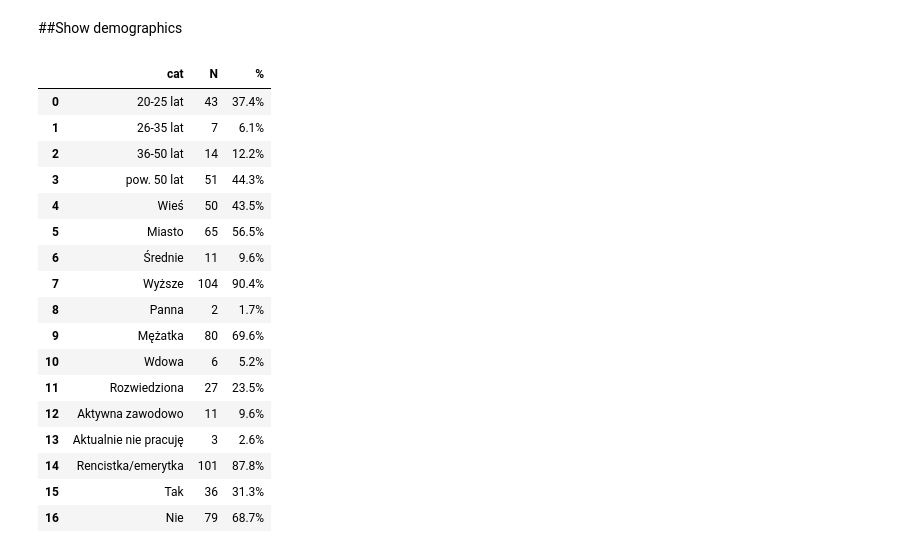
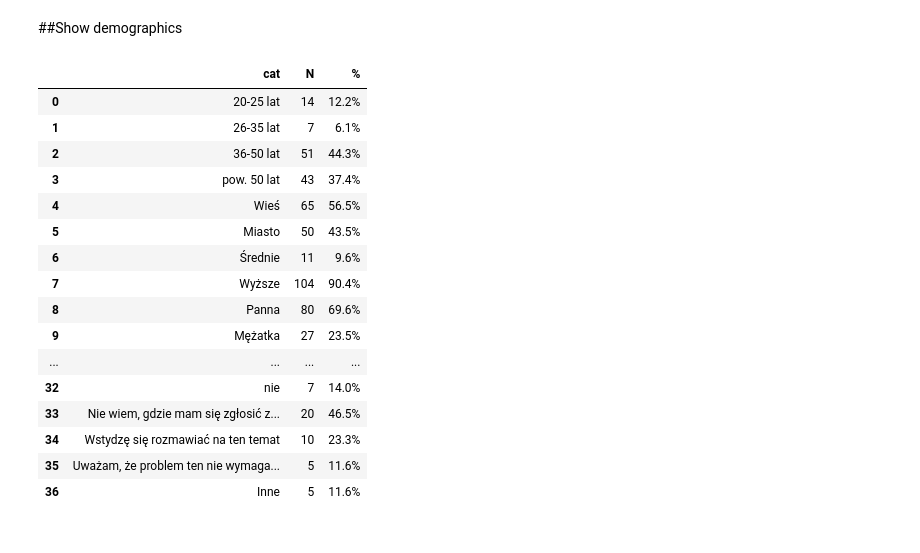
Before and after one commit to BartoszJanJerzy/stats, a Jupyter notebook: stata_AW.ipynb, the cells around one changed output. Saved outputs shown, nothing was run; the diff lists cells and outputs as text; code cells hidden in the pictures.

```diff
--- a/stata_AW.ipynb
+++ b/stata_AW.ipynb
@@ -53,8 +175,8 @@ pandas.util.testing is deprecated. Use the functions in the public API at pandas
 # %% [markdown]
 ##Load data
 # %%
-raw_data = pd.read_excel('data.xlsx','Data')
+raw_data = pd.read_excel('data.xlsx')
 data = raw_data.copy()
-data.drop('Sygnatura czasowa', axis=1, inplace=True)
+# data.drop('Sygnatura czasowa', axis=1, inplace=True)
 data.head()
 # %% [output]
@@ -86,6 +208,9 @@ data[['izz_nawyki','izz_profi','izz_psych','izz_zdrow']]
 | 113 | 18 | 22 | 21 | 20 |
 | 114 | 23 | 15 | 21 | 14 |
 115 rows × 4 columns
+# %%
+data['izz_wo'] = data[['izz_nawyki','izz_profi','izz_psych','izz_zdrow']].sum(axis=1)
+data.to_excel('data.xlsx')
 # %%
 print(f'Now - before screening - the sample has N={len(data)} records')
 print(f'W tym momencie - przed czyszczeniem danych - próba badawcza posiada N={len(data)} rekordów')
@@ -208,48 +390,93 @@ df_demo
 # %% [markdown]
 ##Show demographics
 # %%
-categories = ['20-25 lat','26-35 lat','36-50 lat','pow. 50 lat','Wieś','Miasto','Średnie','Wyższe','Panna','Mężatka','Wdowa','Rozwiedziona','Aktywna zawodowo','Aktualnie nie pracuję','Rencistka/emerytka','Tak','Nie']
+categories = ['20-25 lat','26-35 lat','36-50 lat','pow. 50 lat',
+              'Wieś','Miasto',
+              'Średnie','Wyższe',
+              'Panna','Mężatka','Wdowa','Rozwiedziona',
+              'Aktywna zawodowo','Aktualnie nie pracuję','Rencistka/emerytka',
+              'Tak','Nie',
+              'Nie rodziłam','1 poród','2 porody','3 porody',
+              'Tylko naturalnie','Tylko cięciem cesarskim','Naturalnie i cięciem cesarskim',
+              'Nie','U siostry','u mamy','u babci',
+              'regularnie','nie','kilka razy',
+              'tak','nie',
+              'Nie wiem, gdzie mam się zgłosić z  tym problemem', 'Wstydzę się rozmawiać na ten temat', 'Uważam, że problem ten nie wymaga konsultacji z lekarzem', 'Inne'
+              ]
 values_1 = df_demo['wiek'].value_counts(sort=False)
 values_2 = df_demo['miejsce_zamieszkania'].value_counts(sort=False).to_list()
 values_3 = df_demo['wyksztalcenie'].value_counts(sort=False).to_list()
 values_4 = df_demo['stan_cywilny'].value_counts(sort=False).to_list()
 values_5 = df_demo['aktywnosc_zawodowa'].value_counts(sort=False).to_list()
 values_6 = df_demo['wyk_medyczne'].value_counts(sort=False).to_list()
+values_7 = df_demo['porody'].value_counts(sort=False).to_list()
+
+filter_temp = df_demo['porody'] != 'Nie rodziłam'
+df_demo_temp = df_demo[filter_temp]
+values_8 = df_demo_temp['porody_typ'].value_counts(sort=False).to_list()
+
+values_9 = df_demo['mocz_rodzina'].value_counts(sort=False).to_list()
+values_10 = df_demo['mocz_ja'].value_counts(sort=False).to_list()
+
+filter_temp_2 = df_demo['mocz_ja'] != 'nie'
+df_demo_temp_2 = df_demo[filter_temp_2]
+values_11 = df_demo_temp_2['mocz_pomoc'].value_counts(sort=False).to_list()
+
+filter_temp_3 = df_demo_temp_2['mocz_pomoc'] == 'nie'
+df_demo_temp_3 = df_demo_temp_2[filter_temp_3]
+values_12 = df_demo_temp_3['mocz_pomoc_otw'].value_counts(sort=False).to_list()
+
 
 values = []
 percentages = []
+j = 1
 
-for results in [values_1,values_2,values_3,values_4,values_5,values_6]:
-  for i in results:
-    values.append(i)
-    percentages.append(str(round((100*i)/115,1)) + '%')
+for results in [values_1,values_2,values_3,values_4,values_5,values_6, values_7, values_8, values_9, values_10, values_11, values_12]:
+  if j != 8 and j != 12 and j!= 11:
+    for i in results:
+      values.append(i)
+      percentages.append(str(round((100*i) / len(df_demo),1)) + '%')
+  elif j == 8:
+    for i in results:
+      values.append(i)
+      percentages.append(str(round((100*i) / len(df_demo_temp),1)) + '%')
+  elif j == 11:
+    for i in results:
+      values.append(i)
+      percentages.append(str(round((100*i) / len(df_demo_temp_2),1)) + '%')
+  elif j == 12:
+    for i in results:
+      values.append(i)
+      percentages.append(str(round((100*i) / len(df_demo_temp_3),1)) + '%')
+
+  j += 1
+
 
 dict_sample_demo = {
     'cat':categories,
     'N':values,
     '%':percentages
 }
 
 sample_demo_desc = pd.DataFrame(dict_sample_demo)
 sample_demo_desc
 # %% [output]
 |  | cat | N | % |
-| 0 | 20-25 lat | 43 | 37.4% |
+| 0 | 20-25 lat | 14 | 12.2% |
 | 1 | 26-35 lat | 7 | 6.1% |
-| 2 | 36-50 lat | 14 | 12.2% |
-| 3 | pow. 50 lat | 51 | 44.3% |
-| 4 | Wieś | 50 | 43.5% |
-| 5 | Miasto | 65 | 56.5% |
+| 2 | 36-50 lat | 51 | 44.3% |
+| 3 | pow. 50 lat | 43 | 37.4% |
+| 4 | Wieś | 65 | 56.5% |
+| 5 | Miasto | 50 | 43.5% |
 | 6 | Średnie | 11 | 9.6% |
 | 7 | Wyższe | 104 | 90.4% |
-| 8 | Panna | 2 | 1.7% |
-| 9 | Mężatka | 80 | 69.6% |
-| 10 | Wdowa | 6 | 5.2% |
-| 11 | Rozwiedziona | 27 | 23.5% |
-| 12 | Aktywna zawodowo | 11 | 9.6% |
-| 13 | Aktualnie nie pracuję | 3 | 2.6% |
-| 14 | Rencistka/emerytka | 101 | 87.8% |
-| 15 | Tak | 36 | 31.3% |
-| 16 | Nie | 79 | 68.7% |
+| 8 | Panna | 80 | 69.6% |
+| 9 | Mężatka | 27 | 23.5% |
+| ... | ... | ... | ... |
+| 32 | nie | 7 | 14.0% |
+| 33 | Nie wiem, gdzie mam się zgłosić z... | 20 | 46.5% |
+| 34 | Wstydzę się rozmawiać na ten temat | 10 | 23.3% |
+| 35 | Uważam, że problem ten nie wymaga... | 5 | 11.6% |
+| 36 | Inne | 5 | 11.6% |
 # %%
 sample_demo_desc.to_excel('demo_stats.xlsx')
```
Also changed, not shown: parts of 113 cells of this notebook.
